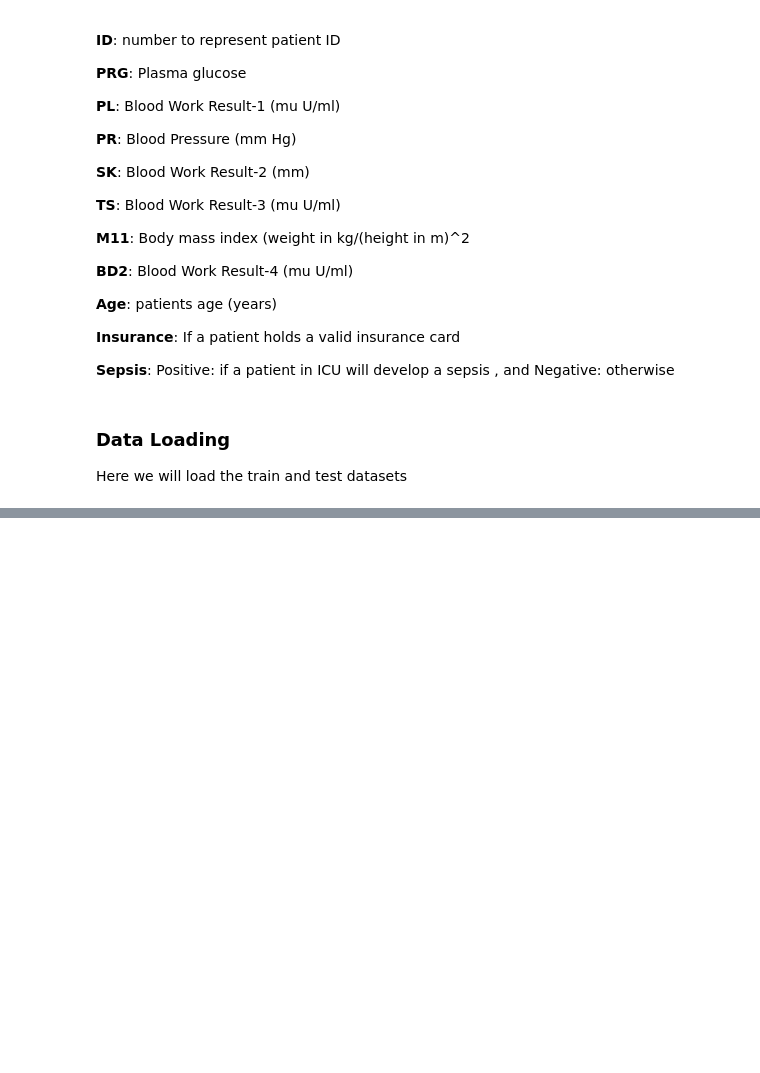
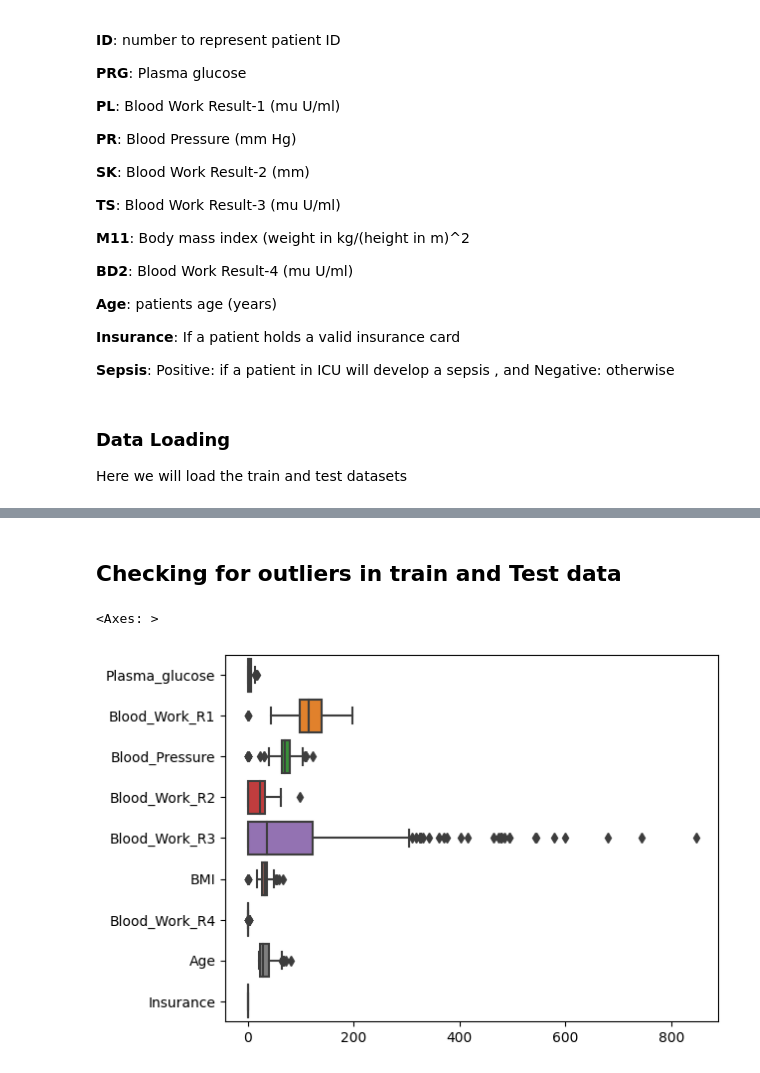
Before and after one commit to KodwoAmissah/Sepsis-Modelling-Using-FastAPI, a Jupyter notebook: Notebook/project.ipynb, the cells around one changed output, grey strips where cells are left out. Saved outputs shown, nothing was run; the diff lists cells and outputs as text; code cells hidden in the pictures; blank space fills up the shorter version.

```diff
--- a/Notebook/project.ipynb
+++ b/Notebook/project.ipynb
@@ -71,0 +415,8 @@ FileNotFoundError: [Errno 2] No such file or directory: 'Datasets\\Paitients_Fil
+# %% [markdown]
+## Checking for outliers in train and Test data
+# %%
+#check for outliers
+sns.boxplot(data=df_train,orient='h')
+# %% [output]
+<Axes: >
+[figure, added]
```
Also changed, not shown: parts of 156 cells of this notebook.
